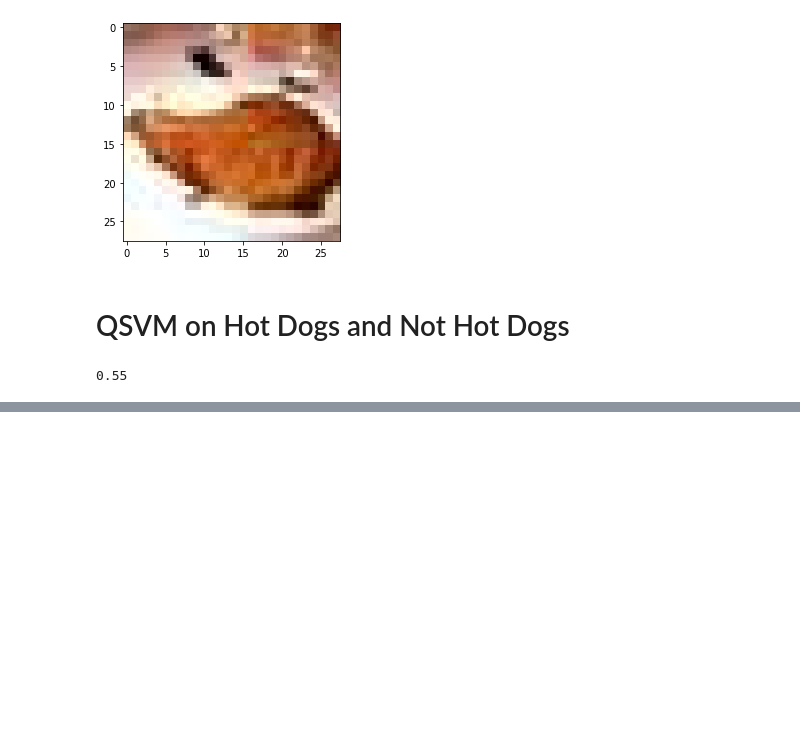
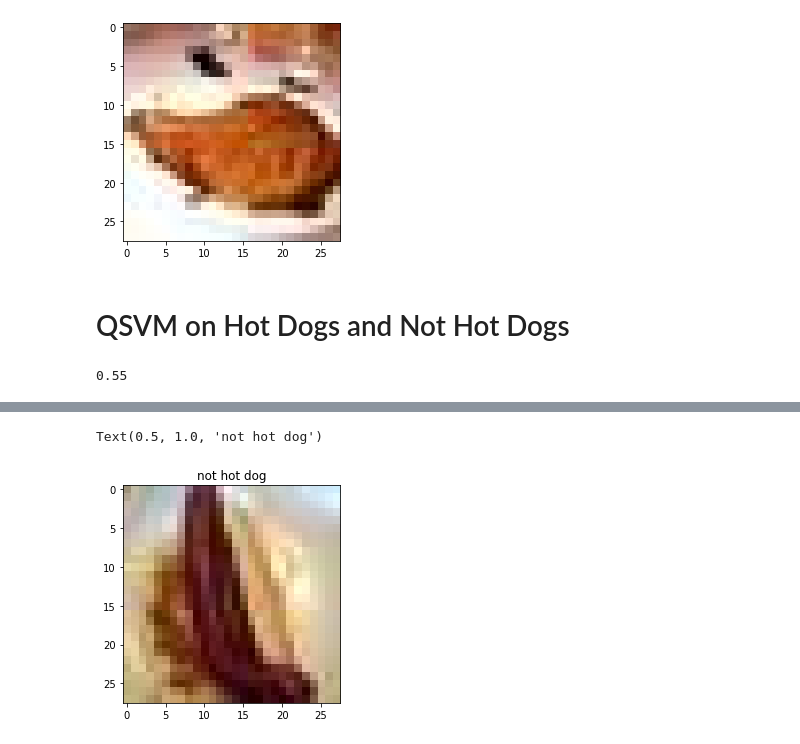
Before and after one commit to JSeam2/qSeeFood, a Jupyter notebook: qSeeFood2.ipynb, the cells around one changed output, grey strips where cells are left out. Cells and saved outputs as stored; diff of their text form; code cells hidden in the pictures; blank space fills up the shorter version.

```diff
--- a/qSeeFood2.ipynb
+++ b/qSeeFood2.ipynb
@@ -187,0 +232,11 @@ svm
+# %%
+plt.imshow(train_hot_dog[52].reshape(28, 28, 3))
+
+if prediction[2] == 0:
+    name = 'hot dog'
+else:
+    name = 'not hot dog'
+plt.title(name)
+# %% [output]
+Text(0.5, 1.0, 'not hot dog')
+[figure, added]
```
Also changed, not shown: parts of 11 cells of this notebook, 2 other files.
